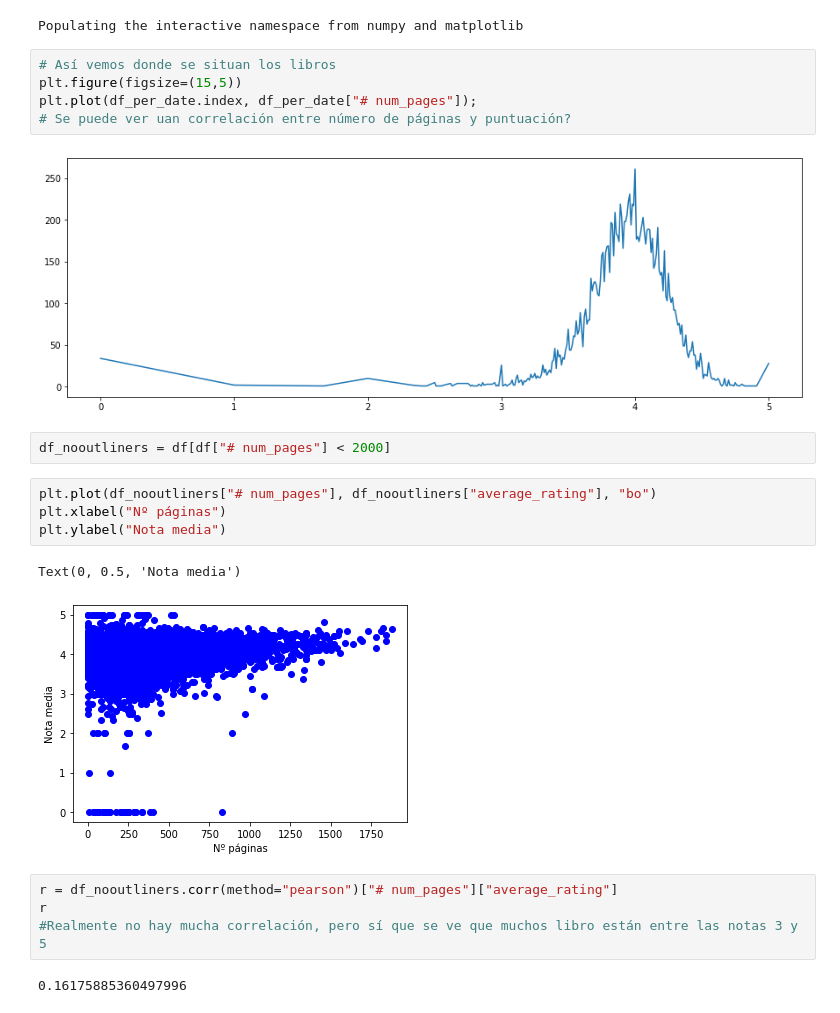
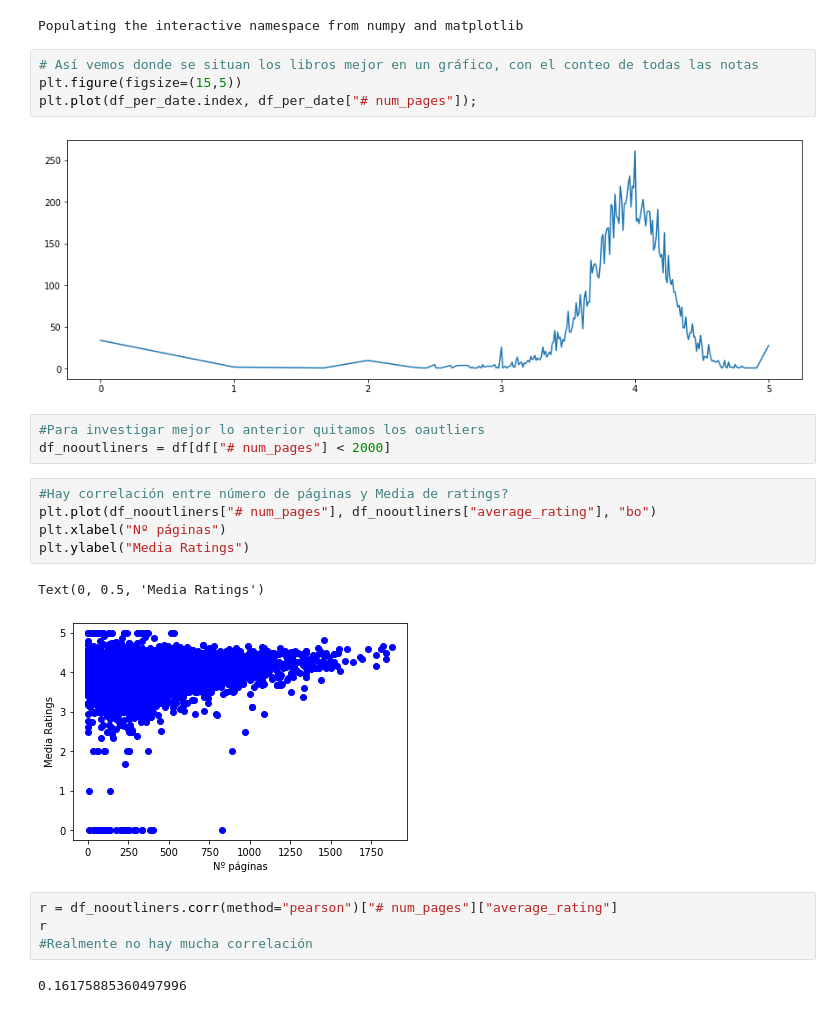
Before and after one commit to akakicreations/ejercicios-casuales-github, a Jupyter notebook: books-goodreader.ipynb, the cells around one changed output. Drawn from its saved outputs; the diff is of its cells as text.

```diff
--- a/books-goodreader.ipynb
+++ b/books-goodreader.ipynb
@@ -94,25 +134,26 @@ df_per_date.sample(6)
 # %% [output]
 Populating the interactive namespace from numpy and matplotlib
 # %%
-# Así vemos donde se situan los libros
+# Así vemos donde se situan los libros mejor en un gráfico, con el conteo de todas las notas
 plt.figure(figsize=(15,5))
 plt.plot(df_per_date.index, df_per_date["# num_pages"]);
-# Se puede ver uan correlación entre número de páginas y puntuación?
 # %% [output]
 [figure]
-# %%
-df_nooutliners = df[df["# num_pages"] < 2000]
+# %%
+#Para investigar mejor lo anterior quitamos los oautliers
+df_nooutliners = df[df["# num_pages"] < 2000]
 # %%
+#Hay correlación entre número de páginas y Media de ratings?
 plt.plot(df_nooutliners["# num_pages"], df_nooutliners["average_rating"], "bo")
 plt.xlabel("Nº páginas")
-plt.ylabel("Nota media")
+plt.ylabel("Media Ratings")
 # %% [output]
-Text(0, 0.5, 'Nota media')
+Text(0, 0.5, 'Media Ratings')
-[figure, old version]
+[figure, new version]
 # %%
 r = df_nooutliners.corr(method="pearson")["# num_pages"]["average_rating"]
 r
-#Realmente no hay mucha correlación, pero sí que se ve que muchos libro están entre las notas 3 y 5
+#Realmente no hay mucha correlación
 # %% [output]
 0.16175885360497996
 # %%
```
Also changed, not shown: parts of 14 cells of this notebook.
